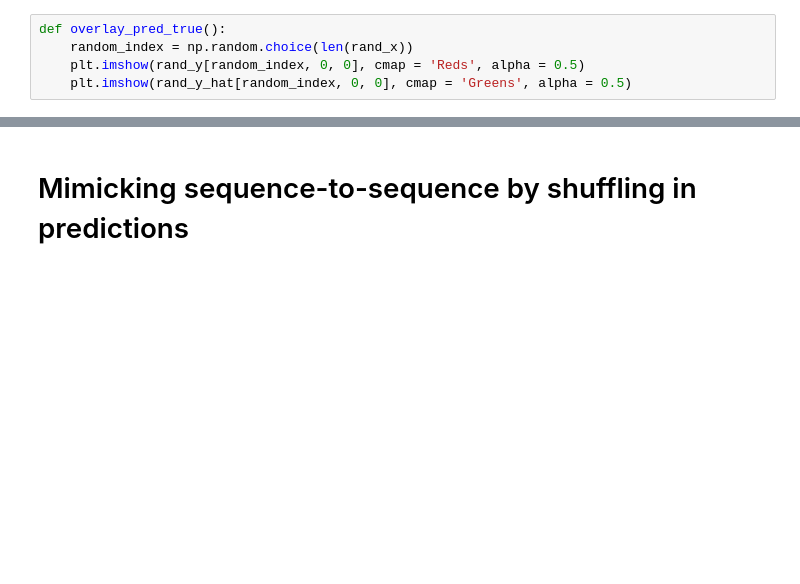
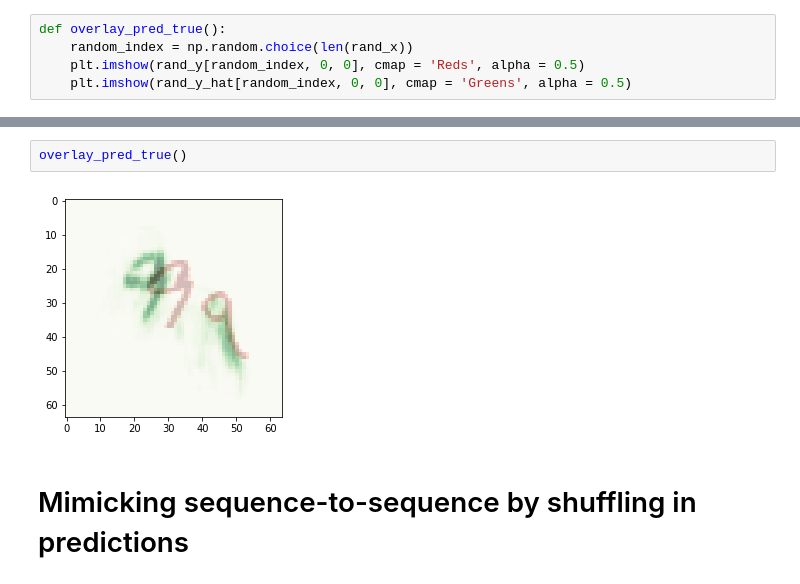
Before and after one commit to jdiaz4302/ConvTimeLSTM, a Jupyter notebook: 05_MissingMNIST_ConvTimeLSTM.ipynb, the cells around one changed output, grey strips where cells are left out. Drawn from its saved outputs; the diff is of its cells as text; blank space fills up the shorter version.

```diff
--- a/05_MissingMNIST_ConvTimeLSTM.ipynb
+++ b/05_MissingMNIST_ConvTimeLSTM.ipynb
@@ -696,3 +656,7 @@ overlay_pred_true()
+# %%
+overlay_pred_true()
+# %% [output]
+[figure, added]
 # %% [markdown]
 # Mimicking sequence-to-sequence by shuffling in predictions
 # %%
```
Also changed, not shown: parts of 15 cells of this notebook.
